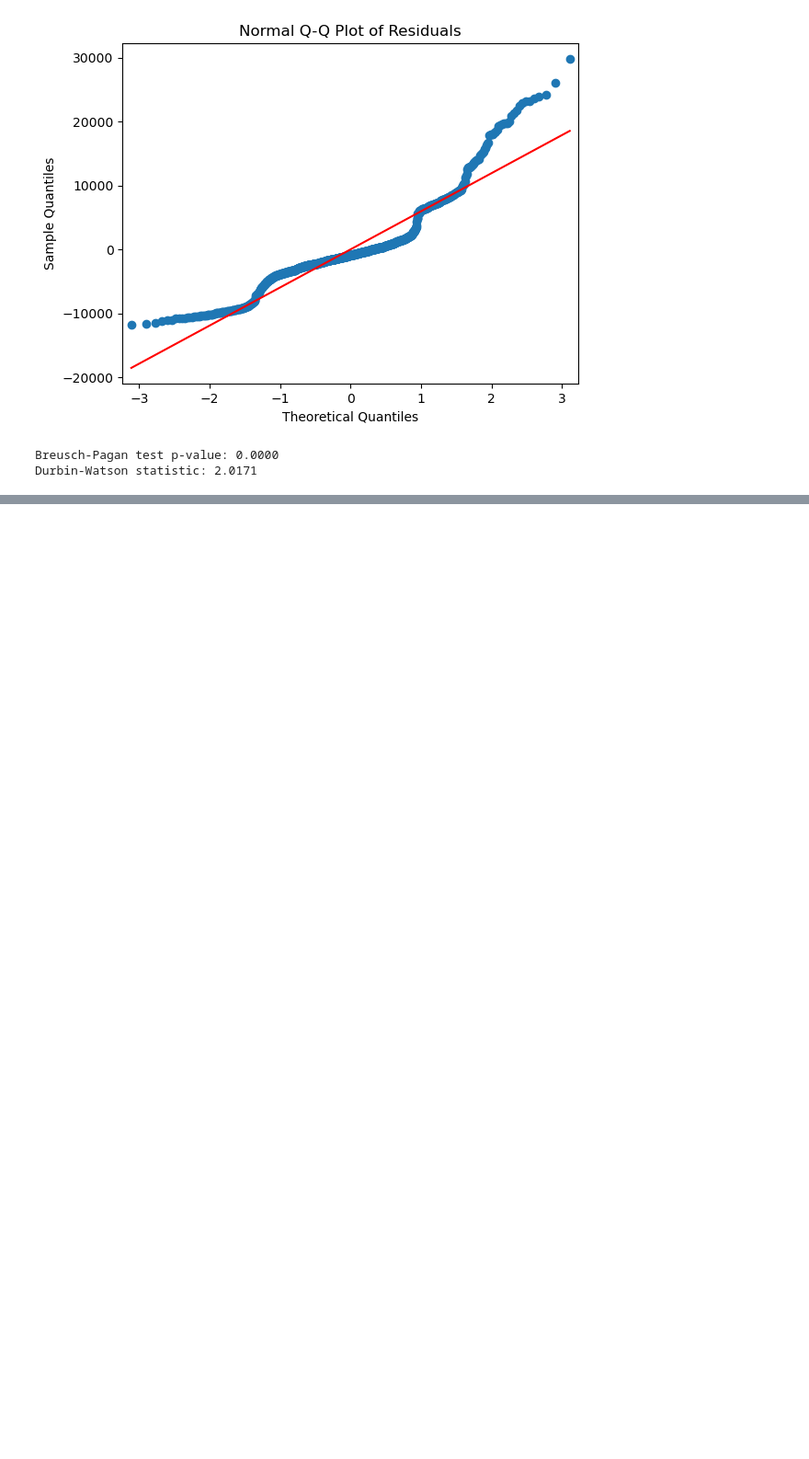
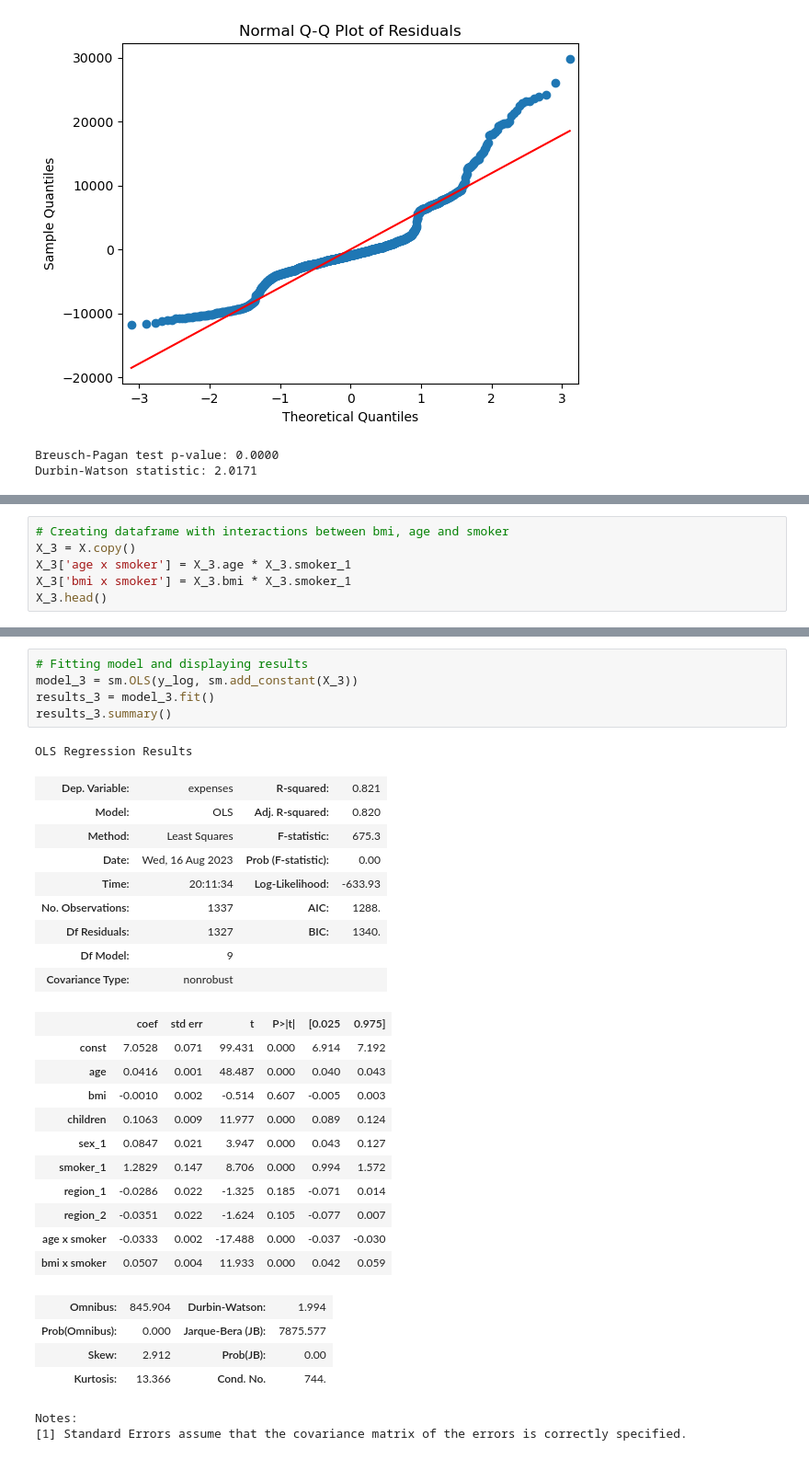
Before and after one commit to George-Mbugua/Predicting-Insurance-Premiums-A-Multiple-Linear-Regression-Model, a Jupyter notebook: Untitled-1.ipynb, the cells around one changed output, grey strips where cells are left out. Shown at 92% size. Cells and saved outputs as stored; diff of their text form; blank space fills up the shorter version.

```diff
--- a/Untitled-1.ipynb
+++ b/Untitled-1.ipynb
@@ -574,0 +692,6 @@ Observations:
+# %%
+# Creating dataframe with interactions between bmi, age and smoker
+X_3 = X.copy()
+X_3['age x smoker'] = X_3.age * X_3.smoker_1
+X_3['bmi x smoker'] = X_3.bmi * X_3.smoker_1
+X_3.head()
@@ -574,0 +705,33 @@ Observations:
+# %%
+# Fitting model and displaying results
+model_3 = sm.OLS(y_log, sm.add_constant(X_3))
+results_3 = model_3.fit()
+results_3.summary()
+# %% [output]
+OLS Regression Results
+| Dep. Variable: | expenses | R-squared: | 0.821 |
+| Model: | OLS | Adj. R-squared: | 0.820 |
+| Method: | Least Squares | F-statistic: | 675.3 |
+| Date: | Wed, 16 Aug 2023 | Prob (F-statistic): | 0.00 |
+| Time: | 20:11:34 | Log-Likelihood: | -633.93 |
+| No. Observations: | 1337 | AIC: | 1288. |
+| Df Residuals: | 1327 | BIC: | 1340. |
+| Df Model: | 9 |  |  |
+| Covariance Type: | nonrobust |  |  |
+|  | coef | std err | t | P>|t| | [0.025 | 0.975] |
+| const | 7.0528 | 0.071 | 99.431 | 0.000 | 6.914 | 7.192 |
+| age | 0.0416 | 0.001 | 48.487 | 0.000 | 0.040 | 0.043 |
+| bmi | -0.0010 | 0.002 | -0.514 | 0.607 | -0.005 | 0.003 |
+| children | 0.1063 | 0.009 | 11.977 | 0.000 | 0.089 | 0.124 |
+| sex_1 | 0.0847 | 0.021 | 3.947 | 0.000 | 0.043 | 0.127 |
+| smoker_1 | 1.2829 | 0.147 | 8.706 | 0.000 | 0.994 | 1.572 |
+| region_1 | -0.0286 | 0.022 | -1.325 | 0.185 | -0.071 | 0.014 |
+| region_2 | -0.0351 | 0.022 | -1.624 | 0.105 | -0.077 | 0.007 |
+| age x smoker | -0.0333 | 0.002 | -17.488 | 0.000 | -0.037 | -0.030 |
+| bmi x smoker | 0.0507 | 0.004 | 11.933 | 0.000 | 0.042 | 0.059 |
+| Omnibus: | 845.904 | Durbin-Watson: | 1.994 |
+| Prob(Omnibus): | 0.000 | Jarque-Bera (JB): | 7875.577 |
+| Skew: | 2.912 | Prob(JB): | 0.00 |
+| Kurtosis: | 13.366 | Cond. No. | 744. |
+Notes:
+[1] Standard Errors assume that the covariance matrix of the errors is correctly specified.
```
Also changed, not shown: parts of 22 cells of this notebook.
